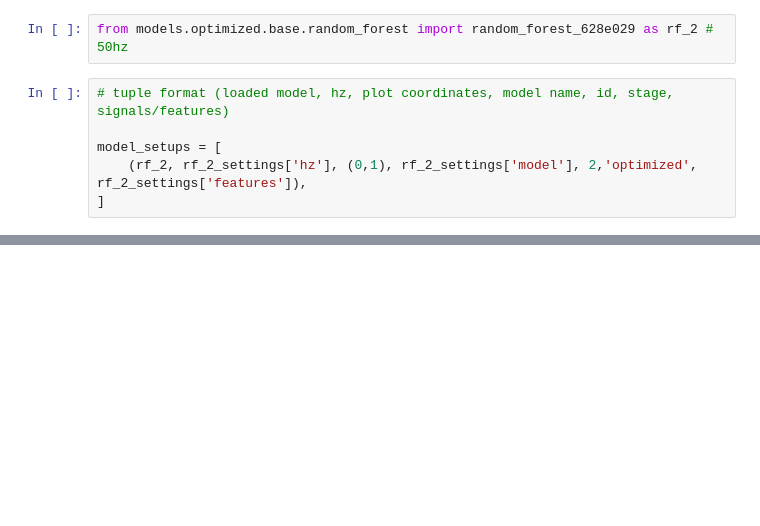
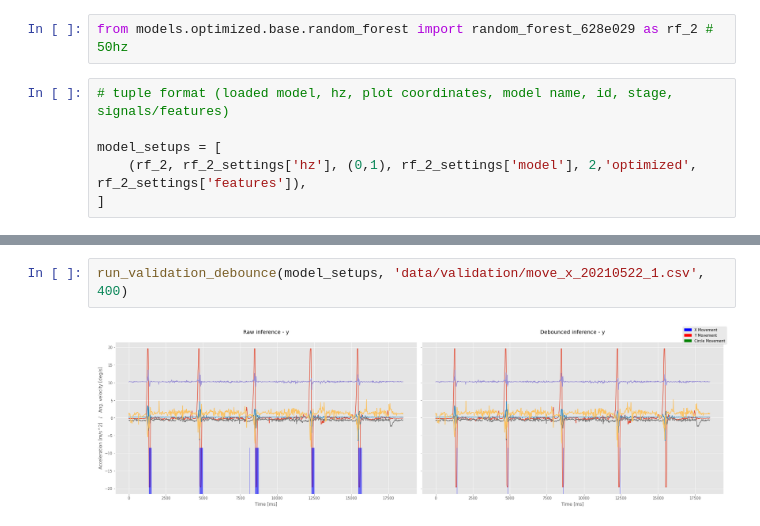
Before and after one commit to tkeyo/tinyml-esp-data, a Jupyter notebook: 7-debounce-inference.ipynb, the cells around one changed output, grey strips where cells are left out. Drawn from its saved outputs; the diff is of its cells as text; blank space fills up the shorter version.

```diff
--- a/7-debounce-inference.ipynb
+++ b/7-debounce-inference.ipynb
@@ -126,0 +133,4 @@ fig.tight_layout();
+# %%
+run_validation_debounce(model_setups, 'data/validation/move_x_20210522_1.csv', 400)
+# %% [output]
+[figure, added]
```
Also changed, not shown: parts of 5 cells of this notebook.
